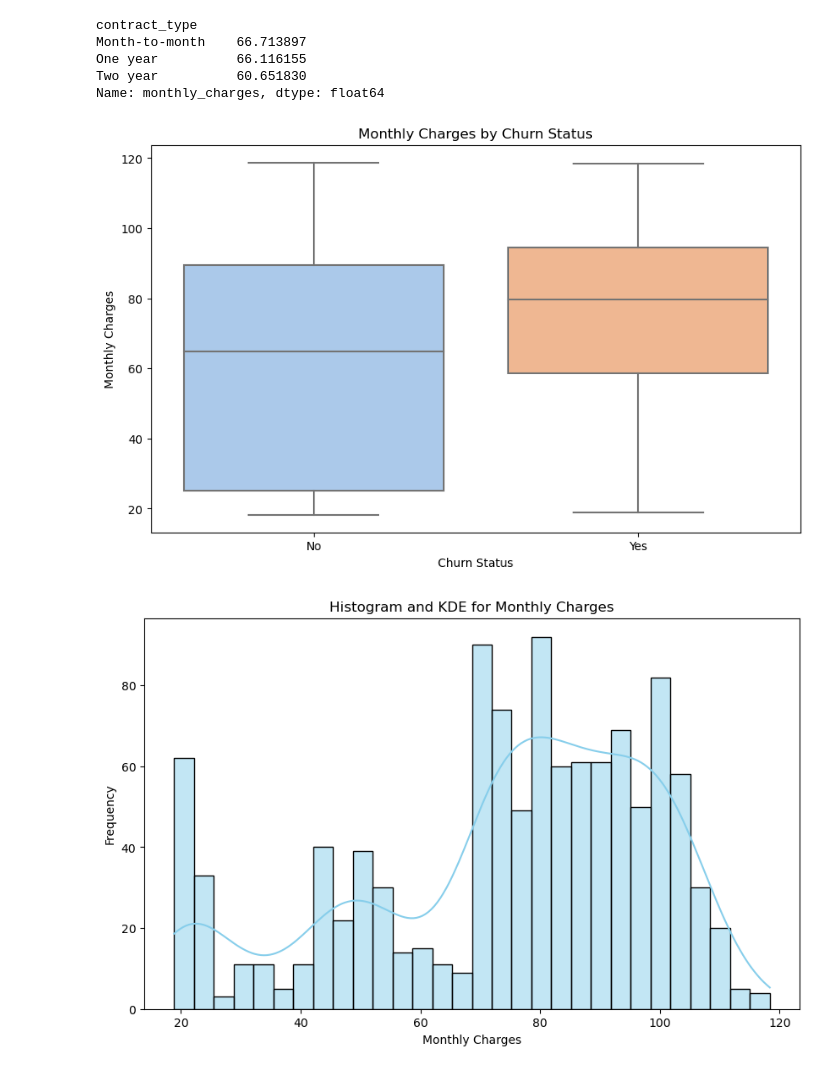
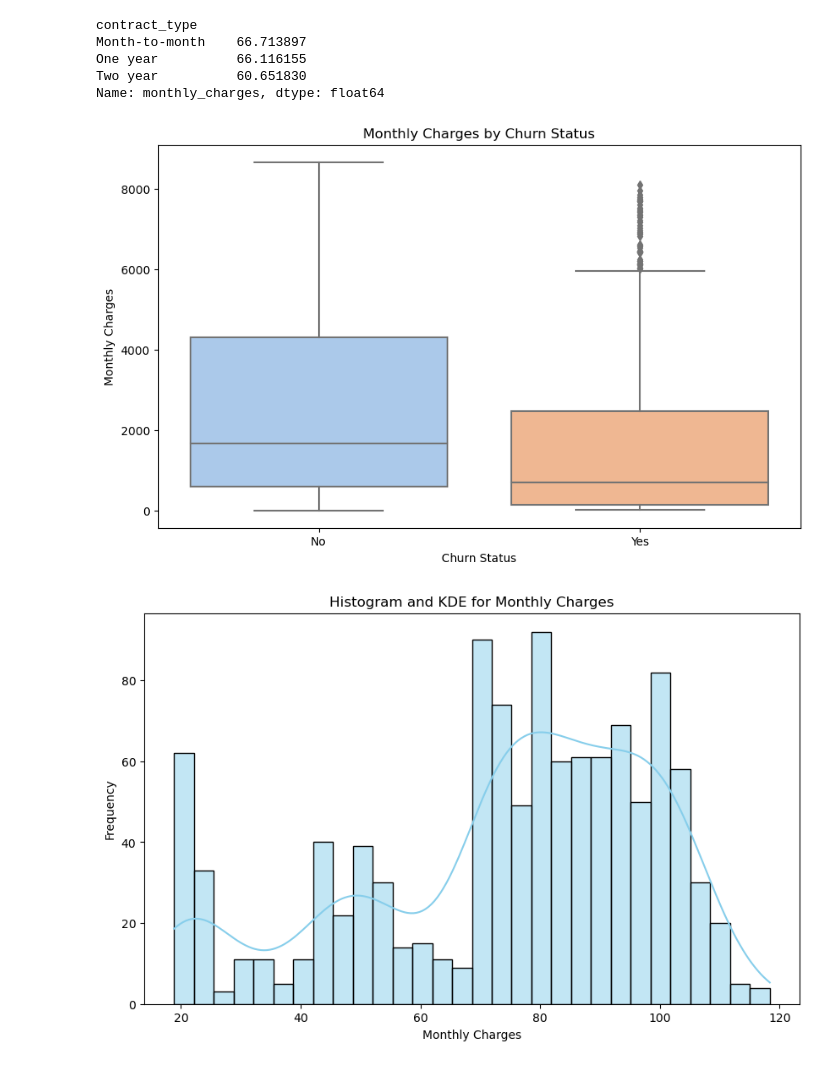
Before and after one commit to Luis-Martinez1/Classification_Project, a Jupyter notebook: non_final_notebook.ipynb, the cells around one changed output. Drawn from its saved outputs; the diff is of its cells as text; code cells hidden in the pictures.

```diff
--- a/non_final_notebook.ipynb
+++ b/non_final_notebook.ipynb
@@ -329,15 +329,15 @@ Name: monthly_charges, dtype: float64
 # %%
 import seaborn as sns
 import matplotlib.pyplot as plt
 
 plt.figure(figsize=(10, 6))
-sns.boxplot(x='churn', y='monthly_charges', data=train, palette='pastel')
+sns.boxplot(x='churn', y='total_charges', data=train, palette='pastel')
 plt.title('Monthly Charges by Churn Status')
 plt.xlabel('Churn Status')
 plt.ylabel('Monthly Charges')
 plt.show()
 # %% [output]
-[figure, old version]
+[figure, new version]
 # %%
 churned_charges = train[train['churn'] == 'Yes']['monthly_charges']
 not_churned_charges = train[train['churn'] == 'No']['monthly_charges']
```
Also changed, not shown: parts of 7 cells of this notebook.
